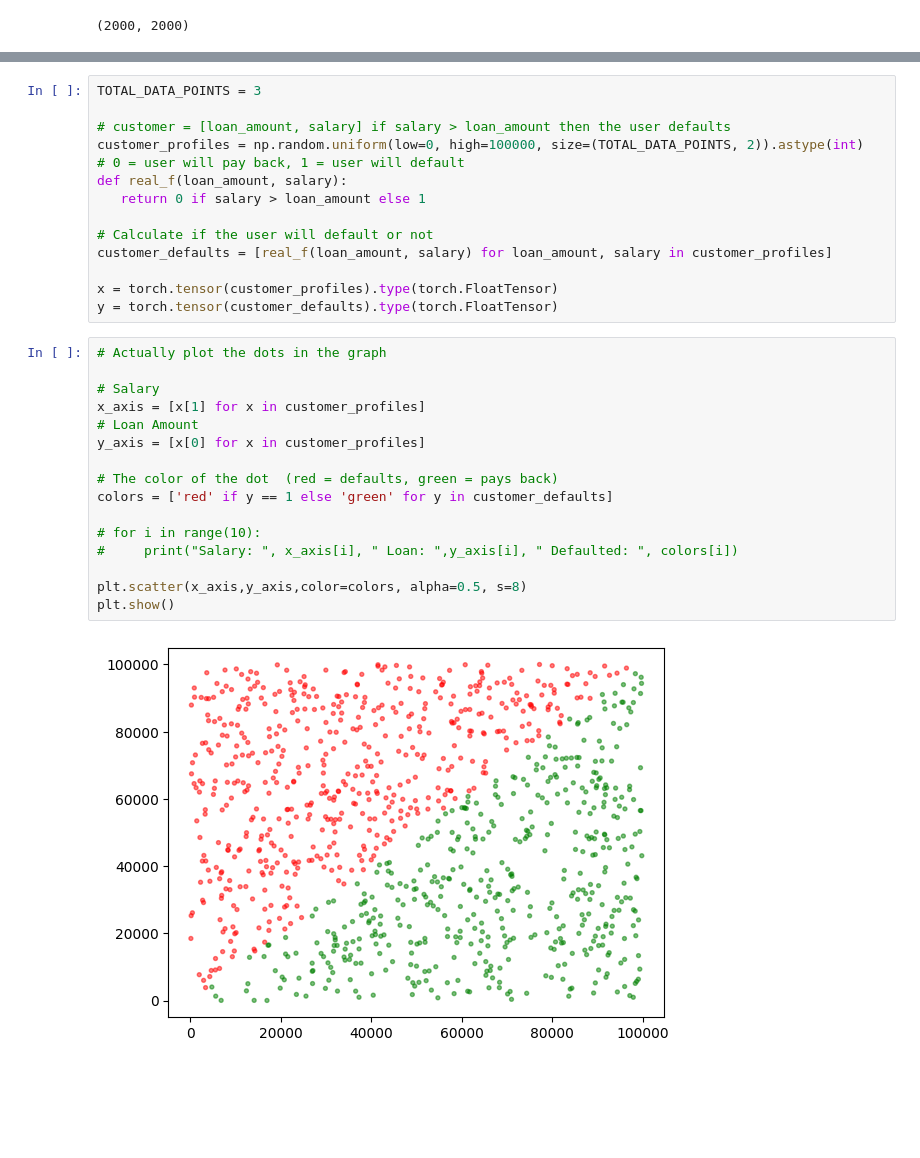
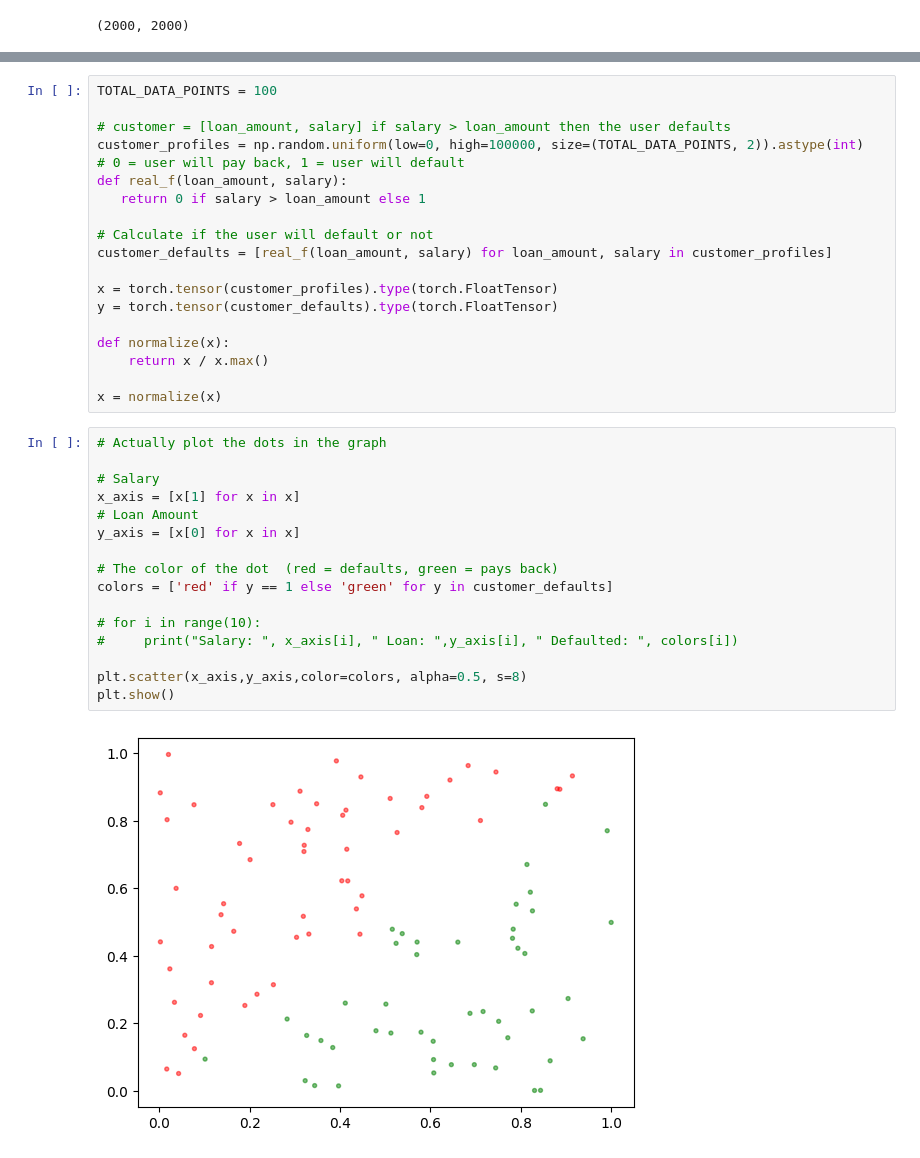
Before and after one commit to Navusas/garbage, a Jupyter notebook: machine-learning/notebook.ipynb, the cells around one changed output, grey strips where cells are left out. Drawn from its saved outputs; the diff is of its cells as text; blank space fills up the shorter version.

```diff
--- a/machine-learning/notebook.ipynb
+++ b/machine-learning/notebook.ipynb
@@ -79,5 +79,5 @@ array([[34176, 28990],
 # %%
-TOTAL_DATA_POINTS = 3
+TOTAL_DATA_POINTS = 100
 
 # customer = [loan_amount, salary] if salary > loan_amount then the user defaults
 customer_profiles = np.random.uniform(low=0, high=100000, size=(TOTAL_DATA_POINTS, 2)).astype(int)
@@ -90,24 +90,29 @@ customer_defaults = [real_f(loan_amount, salary) for loan_amount, salary in cust
 
 x = torch.tensor(customer_profiles).type(torch.FloatTensor)
 y = torch.tensor(customer_defaults).type(torch.FloatTensor)
+
+def normalize(x):
+    return x / x.max()
+
+x = normalize(x)
 # %%
 # Actually plot the dots in the graph
 
 # Salary
-x_axis = [x[1] for x in customer_profiles]
+x_axis = [x[1] for x in x]
 # Loan Amount
-y_axis = [x[0] for x in customer_profiles]
+y_axis = [x[0] for x in x]
 
 # The color of the dot  (red = defaults, green = pays back)
 colors = ['red' if y == 1 else 'green' for y in customer_defaults]
 
 # for i in range(10):
 #     print("Salary: ", x_axis[i], " Loan: ",y_axis[i], " Defaulted: ", colors[i])
 
 plt.scatter(x_axis,y_axis,color=colors, alpha=0.5, s=8)
 plt.show()
 # %% [output]
-[figure, old version]
+[figure, new version]
 # %%
 np.random.uniform(low=0, high=0.01, size=(2,))
 # %% [output]
```
Also changed, not shown: parts of 7 cells of this notebook, 1 other file.
